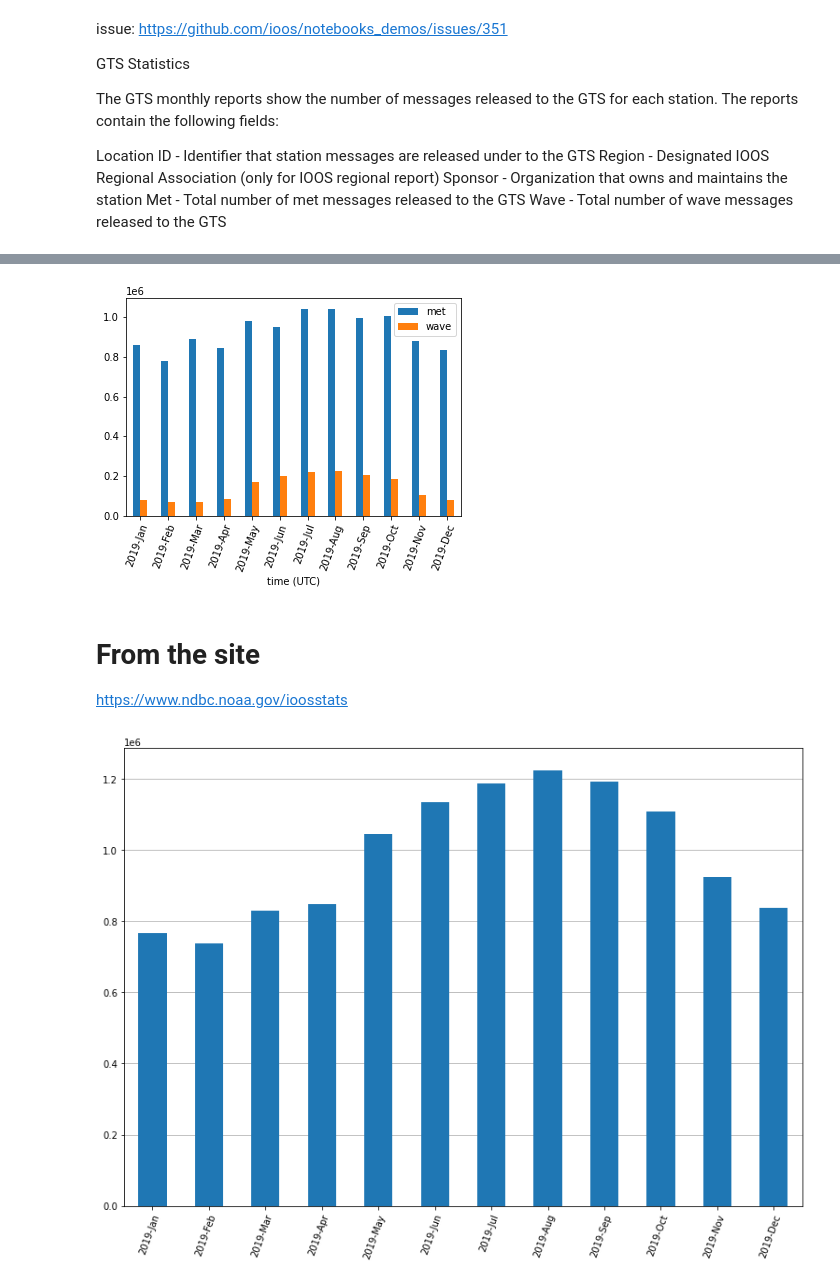
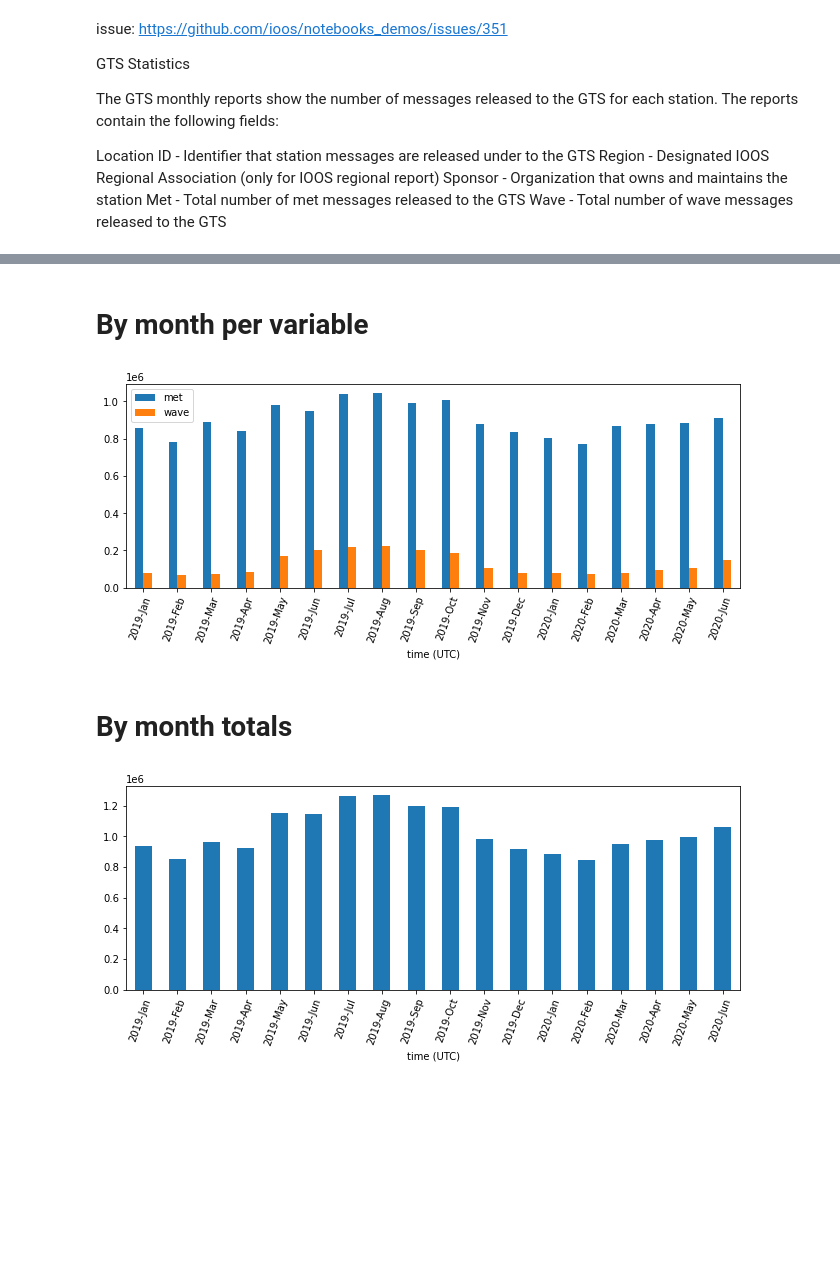
Before and after one commit to ioos/notebooks_demos, a Jupyter notebook: notebooks/2020-07-20-GTS.ipynb, the cells around one changed output, grey strips where cells are left out. Drawn from its saved outputs; the diff is of its cells as text; code cells hidden in the pictures; blank space fills up the shorter version.

```diff
--- a/notebooks/2020-07-20-GTS.ipynb
+++ b/notebooks/2020-07-20-GTS.ipynb
@@ -18,10 +16,9 @@ from erddapy import ERDDAP
 
 
 # currently the ERDDAP server has data from
-# 2019-01-01T00:00:00Z to 2020-03-01T00:00:00Z
-
-# date = date.today().strftime("%Y-%m")
-date = "2020-03-01T00:00:00Z"
+# 2019-01-01T00:00:00Z to 2020-06-01T00:00:00Z
+min_date = "2019-01-01T00:00:00Z"
+max_date = "2020-06-01T00:00:00Z"
 
 protocol = "tabledap"
 server = "https://ferret.pmel.noaa.gov/generic/erddap"
@@ -31,5 +28,5 @@ e = ERDDAP(server=server, protocol=protocol)
 e.dataset_id = "ioos_obs_counts"
 e.variables = ["time", "locationID", "region", "sponsor", "met", "wave"]
 e.constraints = {
-    "time>=": date,
+    "time>=": min_date,
 }
@@ -56,12 +62,14 @@ df = e.to_pandas()
 df["time (UTC)"] = pd.to_datetime(df["time (UTC)"])
 groups = df.groupby(pd.Grouper(key="time (UTC)", freq="M"))
+# %% [markdown]
+# By month per variable
 # %%
 %matplotlib inline
 import matplotlib.pyplot as plt
 import matplotlib.dates as mdates
 
 
-fig, ax = plt.subplots()
+fig, ax = plt.subplots(figsize=(11, 3.75))
 
 s = groups.sum()
 s.plot(ax=ax, kind="bar")
@@ -70,9 +78,4 @@ ax.set_xticklabels(
     labels=s.index.to_series().dt.strftime("%Y-%b"), rotation=70, rotation_mode="anchor", ha="right"
 );
 # %% [output]
-[figure, old version]
+[figure, new version]
-# %% [markdown]
-# From the site
-
-
-https://www.ndbc.noaa.gov/ioosstats
@@ -95,9 +82,13 @@ for label, df in dfs.items():
+# %% [markdown]
+# By month totals
 # %%
-ax = pd.Series(summary).plot(kind="bar", zorder=2, figsize=(13, 9))
+fig, ax = plt.subplots(figsize=(11, 3.75))
 
-ax.grid(axis="y", zorder=0)
+s = groups.sum().sum(axis=1)
+s.plot(ax=ax, kind="bar")
+
 ax.set_xticklabels(
     labels=s.index.to_series().dt.strftime("%Y-%b"), rotation=70, rotation_mode="anchor", ha="right"
 );
 # %% [output]
-[figure, old version]
+[figure, new version]
```
Also changed, not shown: parts of 13 cells of this notebook.
